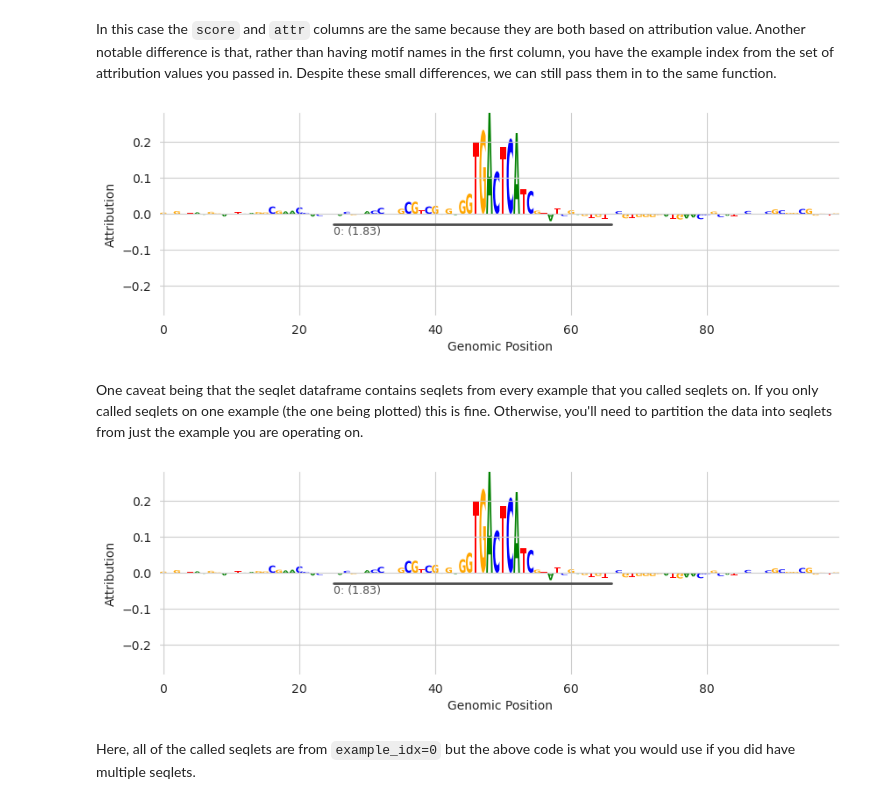
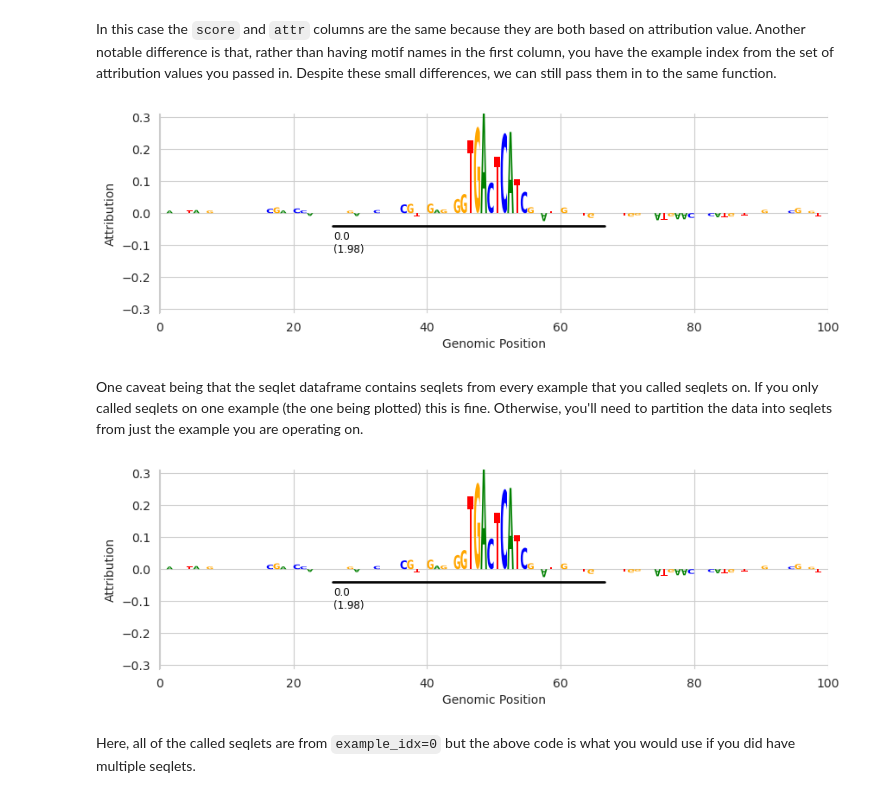
Before and after one commit to jmschrei/tangermeme, a Jupyter notebook: docs/tutorials/Tutorial_C2_Plotting.ipynb, the cells around one changed output. Drawn from its saved outputs; the diff is of its cells as text; code cells hidden in the pictures.

Commit message:
ADD replaces logomaker with custom logo plotting

```diff
--- a/docs/tutorials/Tutorial_C2_Plotting.ipynb
+++ b/docs/tutorials/Tutorial_C2_Plotting.ipynb
@@ -261,7 +264,6 @@ An alternative method for getting annotations is to identify spans of high attri
 # %%
 from tangermeme.seqlet import tfmodisco_seqlets
 
-
-pos_seqlets, neg_seqlets = tfmodisco_seqlets(X_attr)
-pos_seqlets
+seqlets = tfmodisco_seqlets(X_attr.sum(dim=1))
+seqlets.head()
 # %% [output]
@@ -282,24 +277,24 @@ In this case the `score` and `attr` columns are the same because they are both b
 # %%
 plt.figure(figsize=(10, 3))
 ax = plt.subplot(111)
-plot_logo(X_attr[0], ax=ax, start=950, end=1050, annotations=pos_seqlets, n_tracks=1)
+plot_logo(X_attr[0], ax=ax, start=950, end=1050, annotations=seqlets, score_key='attribution', n_tracks=1)
 
 plt.xlabel("Genomic Position")
 plt.ylabel("Attribution")
 plt.show()
 # %% [output]
-[figure, old version]
+[figure, new version]
 # %% [markdown]
 One caveat being that the seqlet dataframe contains seqlets from every example that you called seqlets on. If you only called seqlets on one example (the one being plotted) this is fine. Otherwise, you'll need to partition the data into seqlets from just the example you are operating on.
 # %%
 plt.figure(figsize=(10, 3))
 ax = plt.subplot(111)
-plot_logo(X_attr[0], ax=ax, start=950, end=1050, annotations=pos_seqlets[pos_seqlets['example_idx'] == 0], n_tracks=1)
+plot_logo(X_attr[0], ax=ax, start=950, end=1050, annotations=seqlets[seqlets['example_idx'] == 0], score_key='attribution', n_tracks=1)
 
 plt.xlabel("Genomic Position")
 plt.ylabel("Attribution")
 plt.show()
 # %% [output]
-[figure, old version]
+[figure, new version]
 # %% [markdown]
 Here, all of the called seqlets are from `example_idx=0` but the above code is what you would use if you did have multiple seqlets.
```
Also changed, not shown: parts of 14 cells of this notebook, 5 other files.
